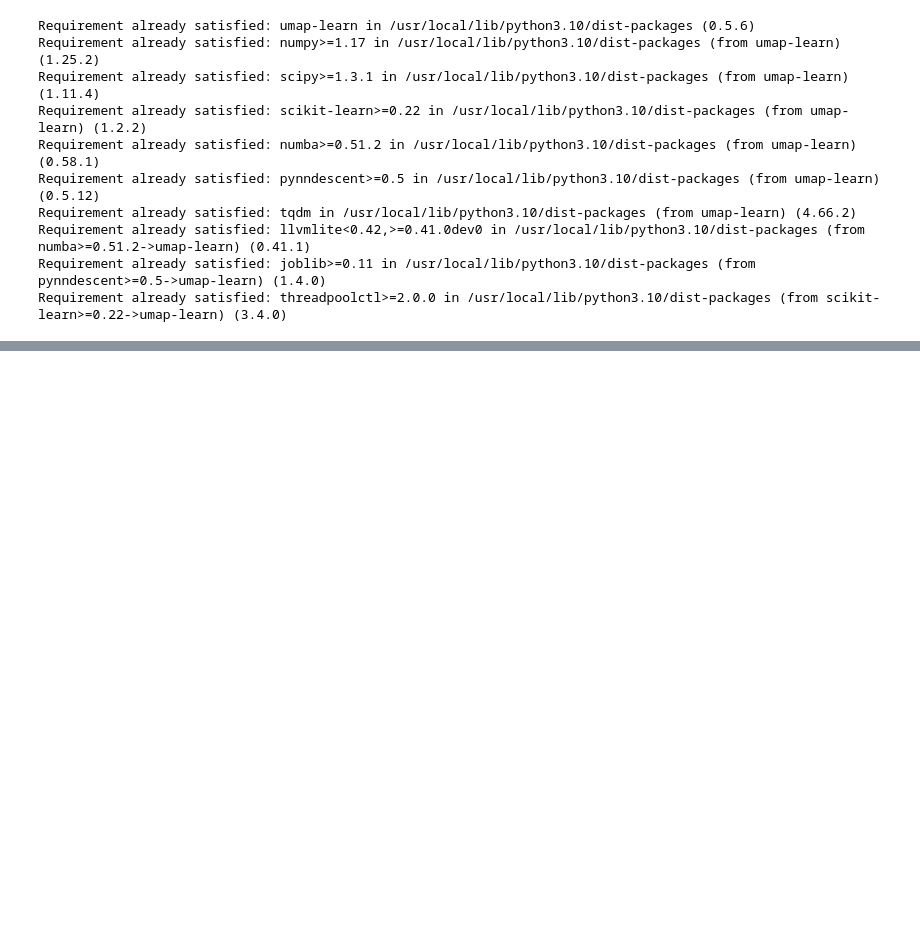
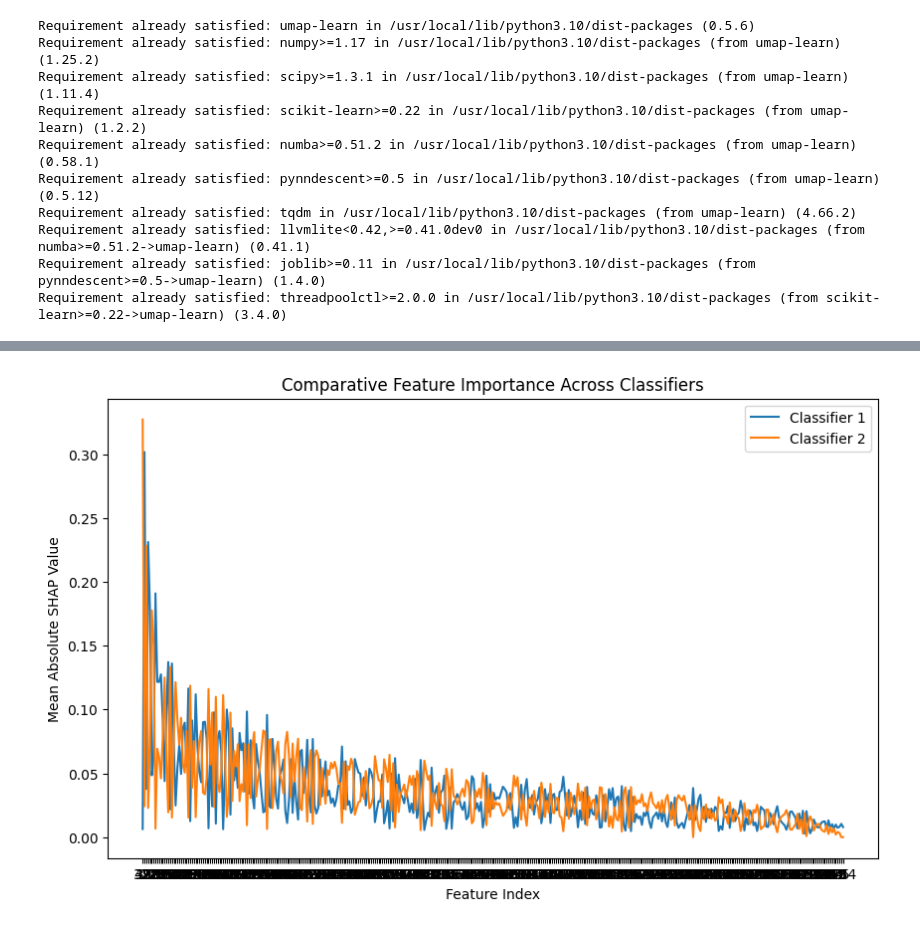
Before and after one commit to FiorenSt/SiSAD, a Jupyter notebook: Tutorial_StampAD_LATENT.ipynb, the cells around one changed output, grey strips where cells are left out. Cells and saved outputs as stored; diff of their text form; code cells hidden in the pictures; blank space fills up the shorter version.

```diff
--- a/Tutorial_StampAD_LATENT.ipynb
+++ b/Tutorial_StampAD_LATENT.ipynb
@@ -426,0 +421,29 @@ plt.show()
+# %%
+import matplotlib.pyplot as plt
+
+# Placeholder for aggregated SHAP values for each classifier
+# Assuming `shap_values_1`, `shap_values_2`, `shap_values_3` are the SHAP values from your 3 classifiers
+# Each of these is expected to be an array of SHAP values with the same shape as `X_train`
+aggregated_shap_values = [np.abs(shap_values.values).mean(axis=0),
+                          np.abs(shap_values_2.values).mean(axis=0),
+                         ]
+
+# Taking the mean across classifiers for each feature
+mean_shap_values = np.mean(aggregated_shap_values, axis=0)
+
+# Sorting features by their mean importance
+sorted_indices = np.argsort(mean_shap_values)[::-1]
+
+# Plotting
+plt.figure(figsize=(10, 6))
+for i, shap_values in enumerate(aggregated_shap_values):
+    plt.plot(np.arange(len(shap_values)), shap_values[sorted_indices], label=f'Classifier {i+1}')
+
+plt.legend()
+plt.xlabel('Feature Index')
+plt.ylabel('Mean Absolute SHAP Value')
+plt.title('Comparative Feature Importance Across Classifiers')
+plt.xticks(np.arange(len(shap_values)), labels=sorted_indices)
+plt.show()
+# %% [output]
+[figure, added]
```
Also changed, not shown: parts of 10 cells of this notebook.
